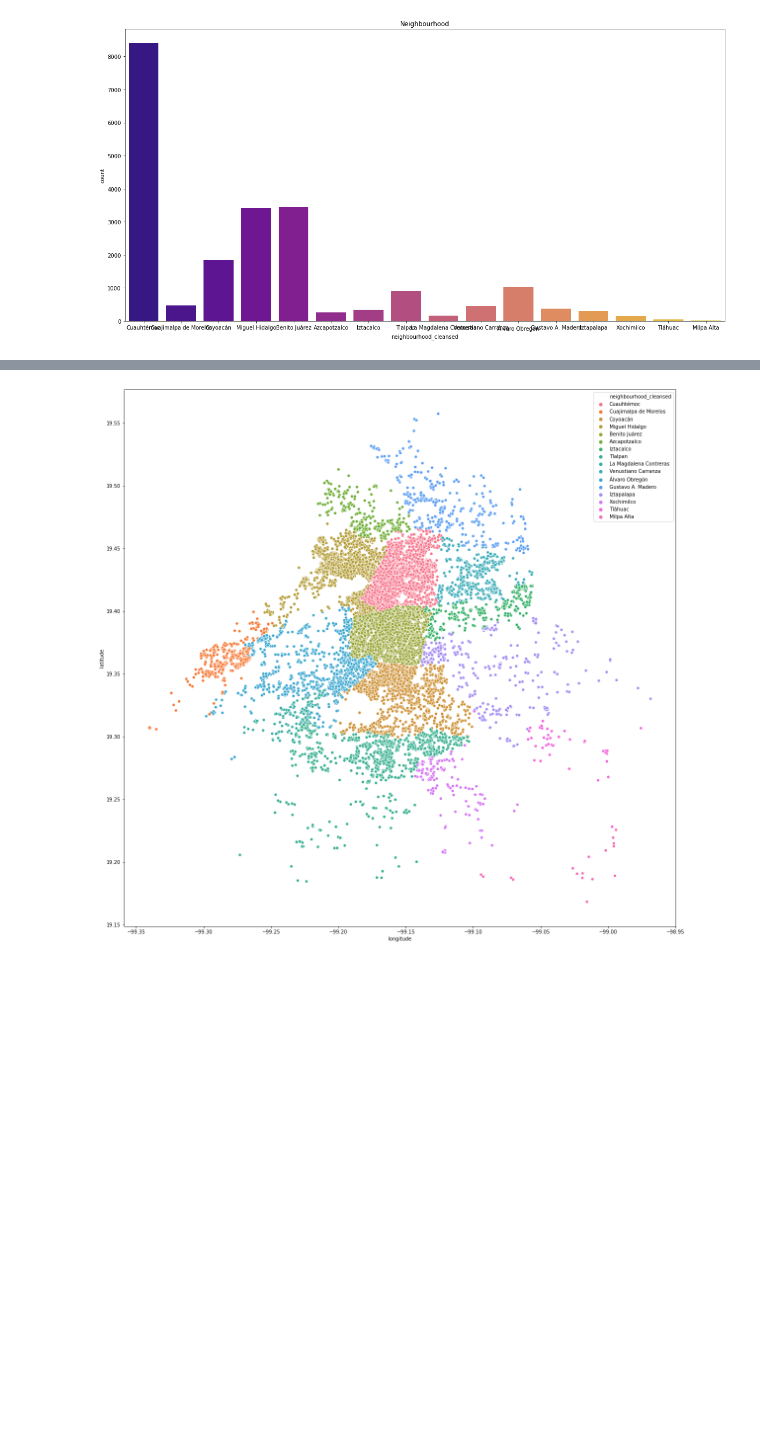
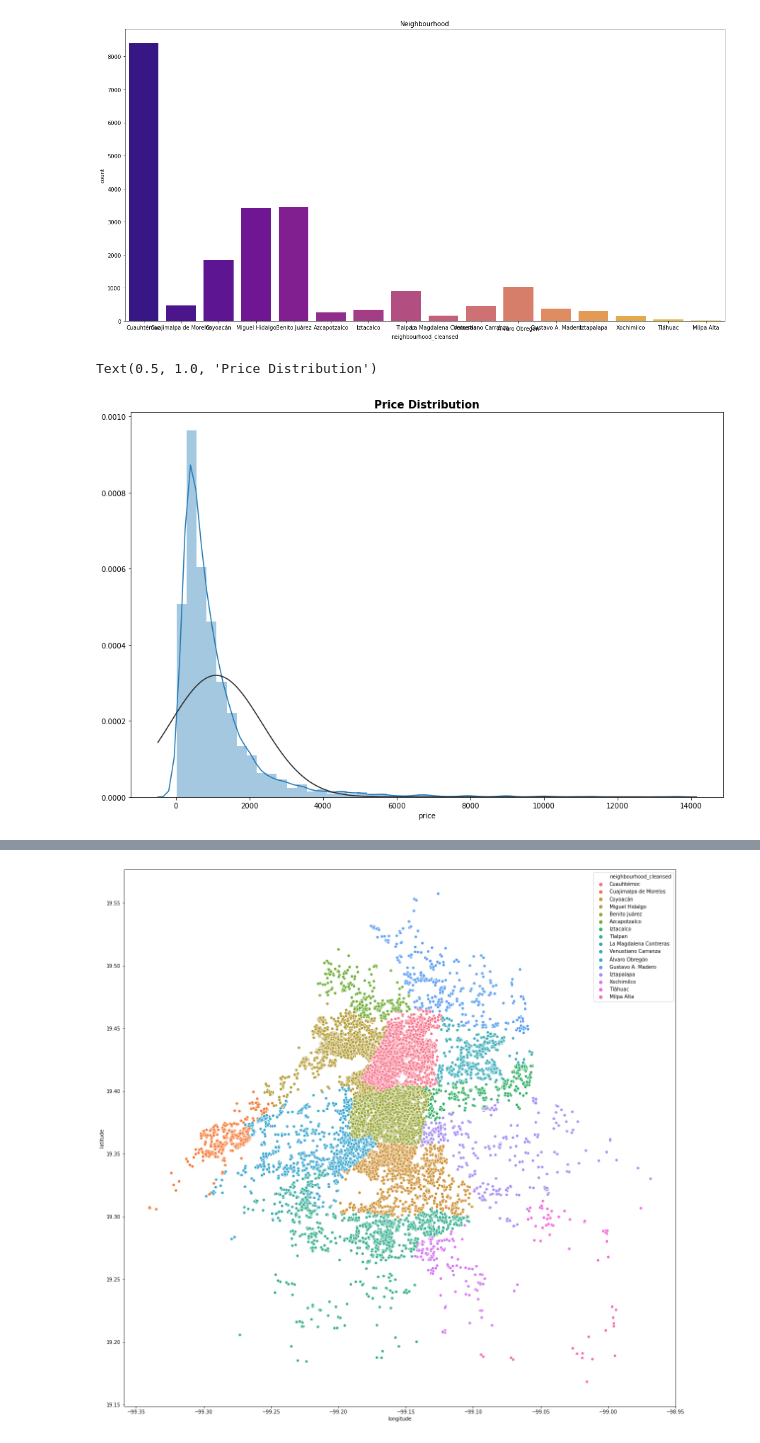
Before and after one commit to prope-2020-gh-classroom/practica-final-por-equipos-verano-2020-itam-EddOselotl, a Jupyter notebook: CorrelatePrice.ipynb, the cells around one changed output, grey strips where cells are left out. Drawn from its saved outputs; the diff is of its cells as text; code cells hidden in the pictures; blank space fills up the shorter version.

Commit message:
Update CorrelatePrice.ipynb
save work on this archive issues #6 #7

```diff
--- a/CorrelatePrice.ipynb
+++ b/CorrelatePrice.ipynb
@@ -95,3 +98,10 @@ plt.title('Neighbourhood')
 # %% [output]
 Text(0.5, 1.0, 'Neighbourhood')
 [figure]
+# %%
+plt.figure(figsize=(15,10))
+sns.distplot(df["price"], fit= norm)
+plt.title("Price Distribution",size=15, weight='bold')
+# %% [output]
+Text(0.5, 1.0, 'Price Distribution')
+[figure, added]
```
Also changed, not shown: parts of 6 cells of this notebook.
